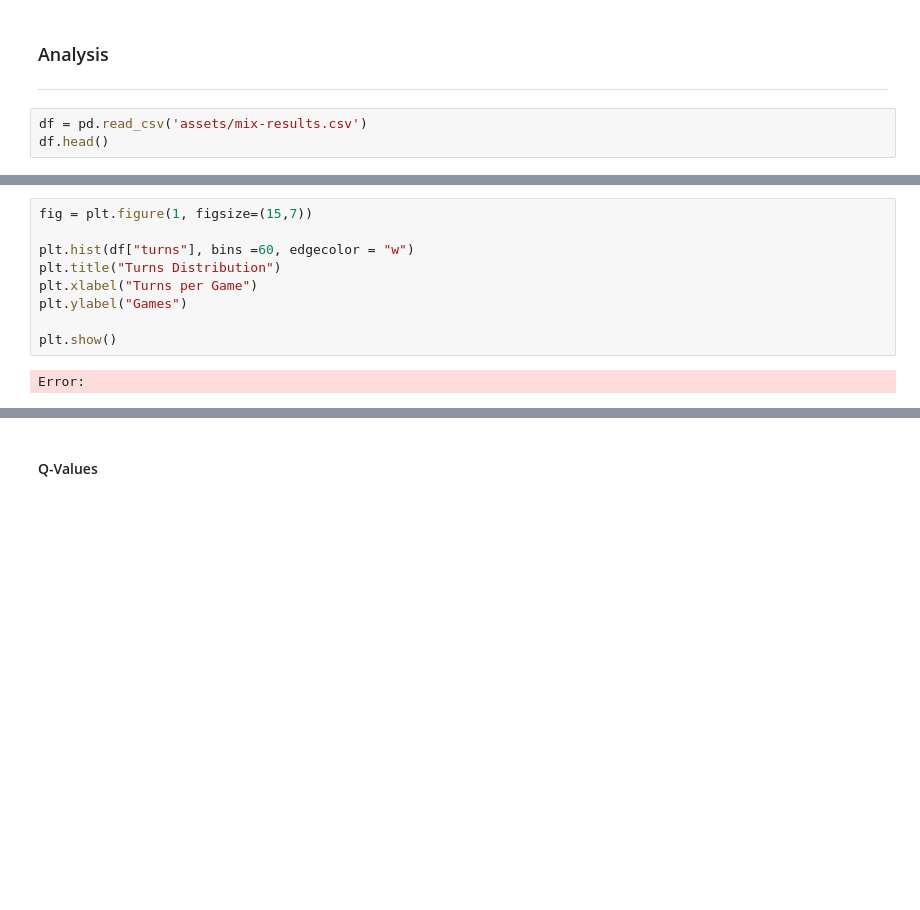
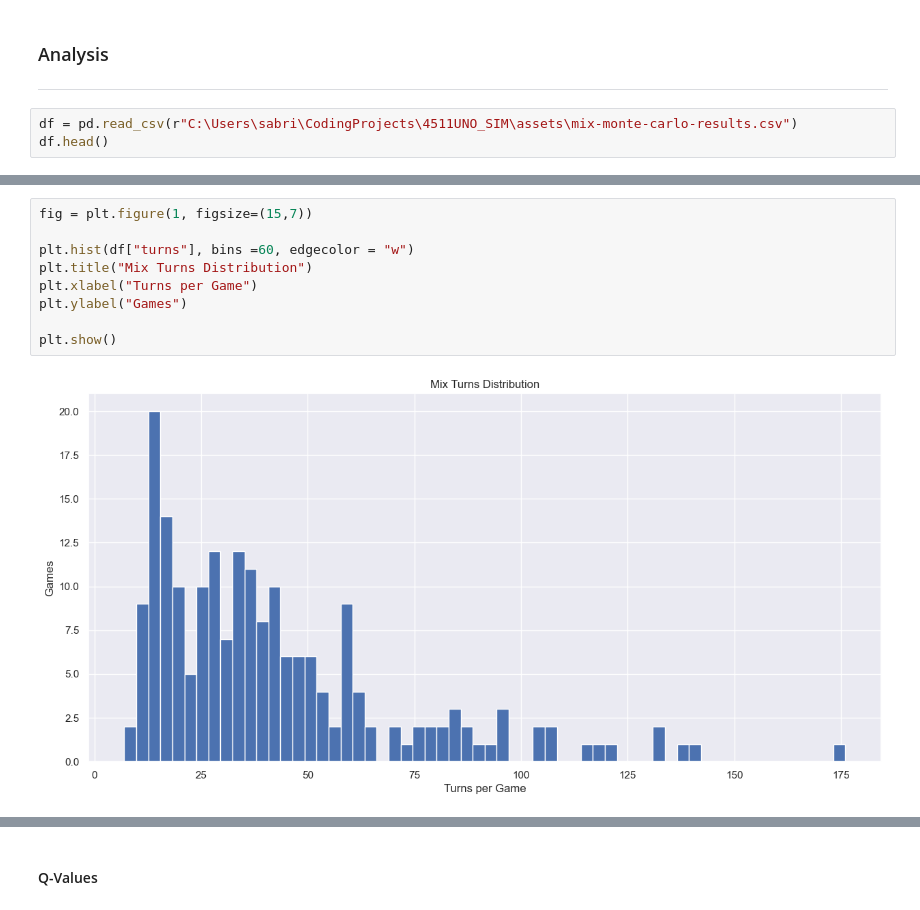
Before and after one commit to ww3ak/4511UNO_SIM, a Jupyter notebook: notebooks/mix-analysis.ipynb, the cells around one changed output, grey strips where cells are left out. Cells and saved outputs as stored; diff of their text form; blank space fills up the shorter version.

```diff
--- a/notebooks/mix-analysis.ipynb
+++ b/notebooks/mix-analysis.ipynb
@@ -44,6 +44,6 @@ def color_lib(categories):
 ### Analysis
 ***
 # %%
-df = pd.read_csv('assets/mix-results.csv')
+df = pd.read_csv(r"C:\Users\sabri\CodingProjects\4511UNO_SIM\assets\mix-monte-carlo-results.csv")
 df.head()
 # %% [output]
@@ -51,14 +56,14 @@ FileNotFoundError: [Errno 2] No such file or directory: 'assets/mix-results.csv'
 # %%
 fig = plt.figure(1, figsize=(15,7))
 
 plt.hist(df["turns"], bins =60, edgecolor = "w")
-plt.title("Turns Distribution")
+plt.title("Mix Turns Distribution")
 plt.xlabel("Turns per Game")
 plt.ylabel("Games")
 
 plt.show()
 # %% [output]
-Error:
+[figure, added]
 # %%
 fig = plt.figure(1, figsize=(15,7))
 
```
Also changed, not shown: parts of 6 cells of this notebook, 8 other files.
